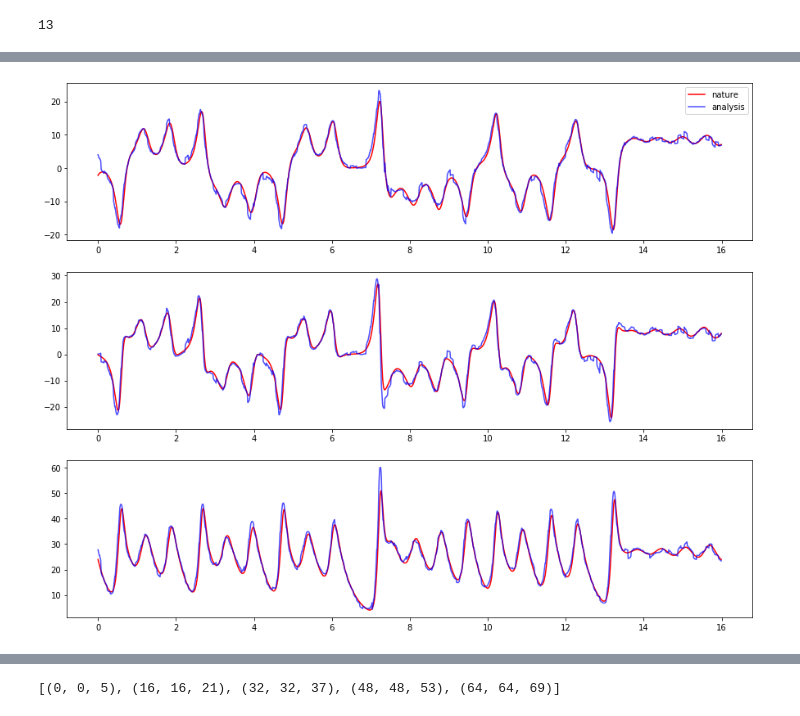
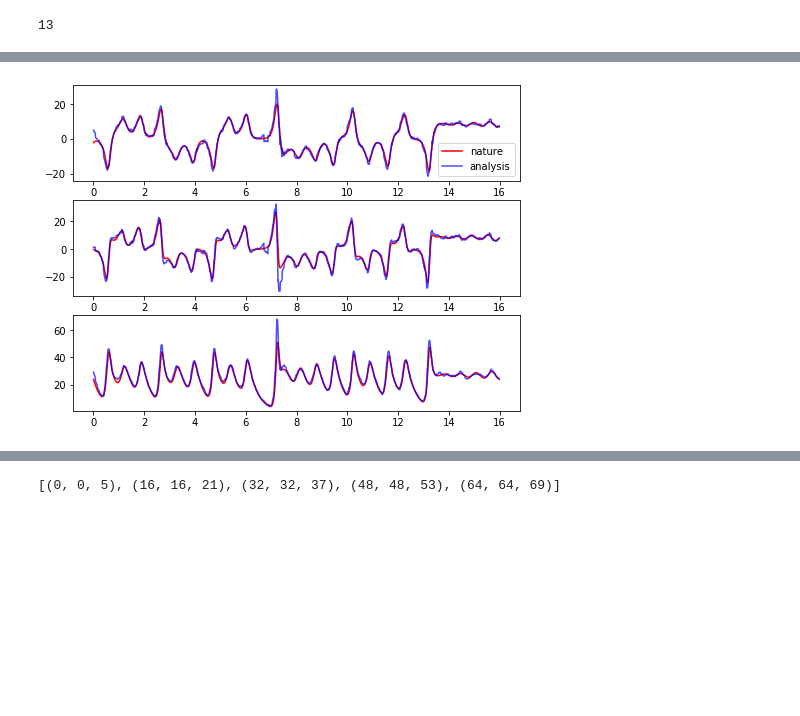
Before and after one commit to micky85lu/Data-Assimilation-Project, a Jupyter notebook: Untitled Folder/4DVar_modified.ipynb, the cells around one changed output, grey strips where cells are left out. Drawn from its saved outputs; the diff is of its cells as text; code cells hidden in the pictures; blank space fills up the shorter version.

```diff
--- a/Untitled Folder/4DVar_modified.ipynb
+++ b/Untitled Folder/4DVar_modified.ipynb
@@ -292,5 +45,5 @@ Assimilation:
 # %%
-fig, axs = plt.subplots(nrows=3, figsize=(15, 12))
+fig, axs = plt.subplots(nrows=3, figsize=(8, 6))
 for i, ax in enumerate(axs):
     ax.plot(ts, X_nature[i,:], color='red', label='nature')
     ax.plot(ts, fdv.analysis[i,:], color='blue', alpha=0.7, label='analysis')
@@ -320,6 +70,19 @@ ff = [lambda x, i=i: x+i for i in range(5)]
 ff[3](10)
 # %% [output]
 13
+# %%
+import sys
+
+def progressbar(i, tol, prefix='', size=60, file=sys.stdout):
+    def show(j):
+        x = int(size*j/tol)
+        file.write("%s[%s%s] %i/%i\r" % (prefix, "#"*x, "."*(size-x), j, tol))
+        file.flush()
+    show(i)
+
+    if i == tol:
+        file.write("\n")
+        file.flush()
 # %%
 import warnings
 
@@ -556,0 +329,21 @@ class M4DVar(DAbase):
+# %%
+X_ini = np.load('./data/X_ini.npy')
+obs = np.load('./data/4DVar/obs_normal.npy')
+
+params = {
+    'X_ini': X_ini,
+    'obs': obs,
+    'towindow_len': 0,
+    'window_num': 100,
+    'window_len': 6,
+    'forecast_len': 10,
+    'Pb': Pb,
+    'R': R,
+    'H_func': lambda arr: arr,
+    'H': np.eye(3),
+    'M': lambda x: M63(x, dt)
+}
+
+fdv = M4DVar(lorenz63_fdm, dt)
+fdv.set_params(**params)
+fdv.cycle(maxiter=5000)
@@ -556,0 +352,6 @@ class M4DVar(DAbase):
+# %%
+fig, axs = plt.subplots(nrows=3, figsize=(8, 6))
+for i, ax in enumerate(axs):
+    ax.plot(ts, X_nature[i,:], color='red', label='nature')
+    ax.plot(ts, fdv.analysis[i,:], color='blue', alpha=0.7, label='analysis')
+axs[0].legend();
@@ -582,11 +394,11 @@ Assimilation:
 # %%
-fig, axs = plt.subplots(nrows=3, figsize=(15, 12))
+fig, axs = plt.subplots(nrows=3, figsize=(8, 6))
 for i, ax in enumerate(axs):
     ax.plot(ts, X_nature[i,:], color='red', label='nature')
     ax.plot(ts, fdv.analysis[i,:], color='blue', alpha=0.7, label='analysis')
 axs[0].legend();
 # %% [output]
-[figure, old version]
+[figure, new version]
 # %%
 def RMSE(forecast, nature):
     return np.sqrt(np.mean((forecast-nature)**2, axis=0))
```
Also changed, not shown: parts of 16 cells of this notebook, 2 other files.
